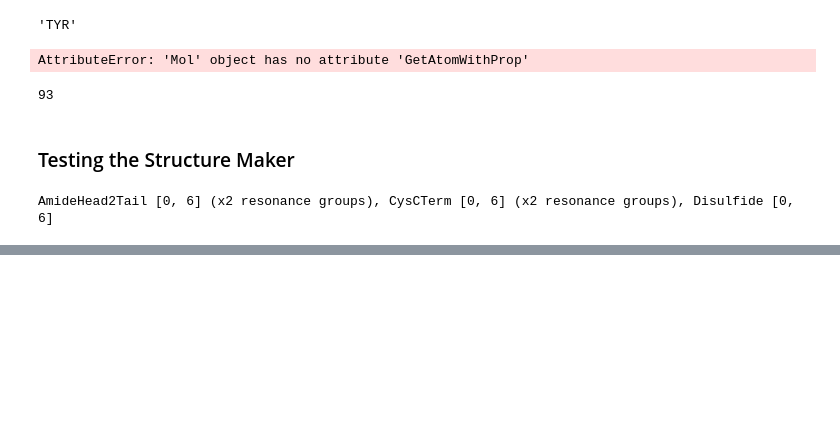
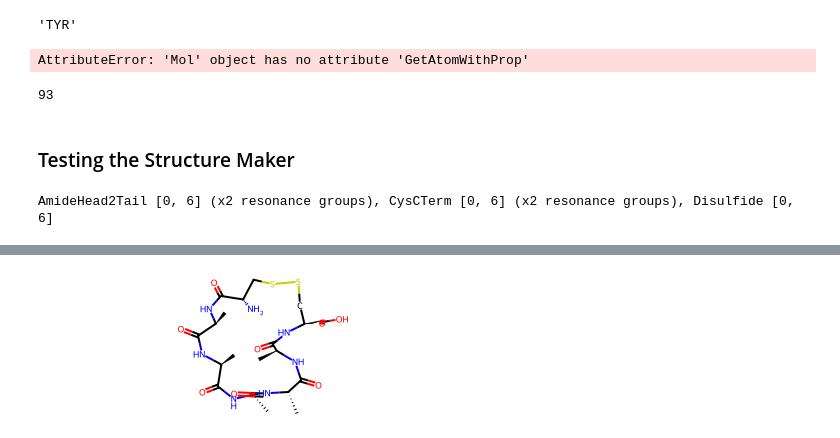
Before and after one commit to benjfdup/pyclops, a Jupyter notebook: examples/bens_notebook.ipynb, the cells around one changed output, grey strips where cells are left out. Drawn from its saved outputs; the diff is of its cells as text; code cells hidden in the pictures; blank space fills up the shorter version.

```diff
--- a/examples/bens_notebook.ipynb
+++ b/examples/bens_notebook.ipynb
@@ -70,0 +80,7 @@ ValueError: No modifier type found for chemical loss method: AmideHead2Tail
+# %%
+mol = struct_mkr.make_structure(disulfide_loss)
+AllChem.EmbedMolecule(mol, AllChem.ETKDG())
+AllChem.MMFFOptimizeMolecule(mol)
+
+mol
+# %% [output]
@@ -70,0 +89 @@ ValueError: No modifier type found for chemical loss method: AmideHead2Tail
+[figure, added]
```
Also changed, not shown: parts of 6 cells of this notebook, 2 other files.
